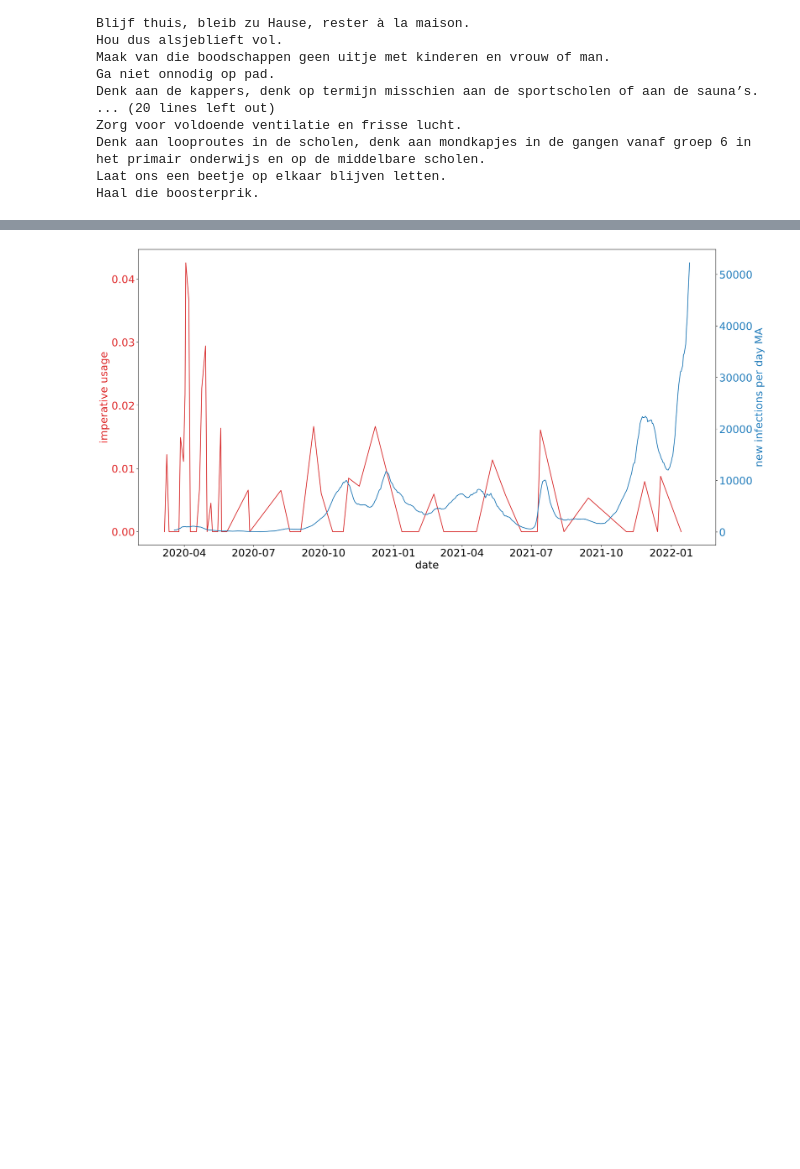
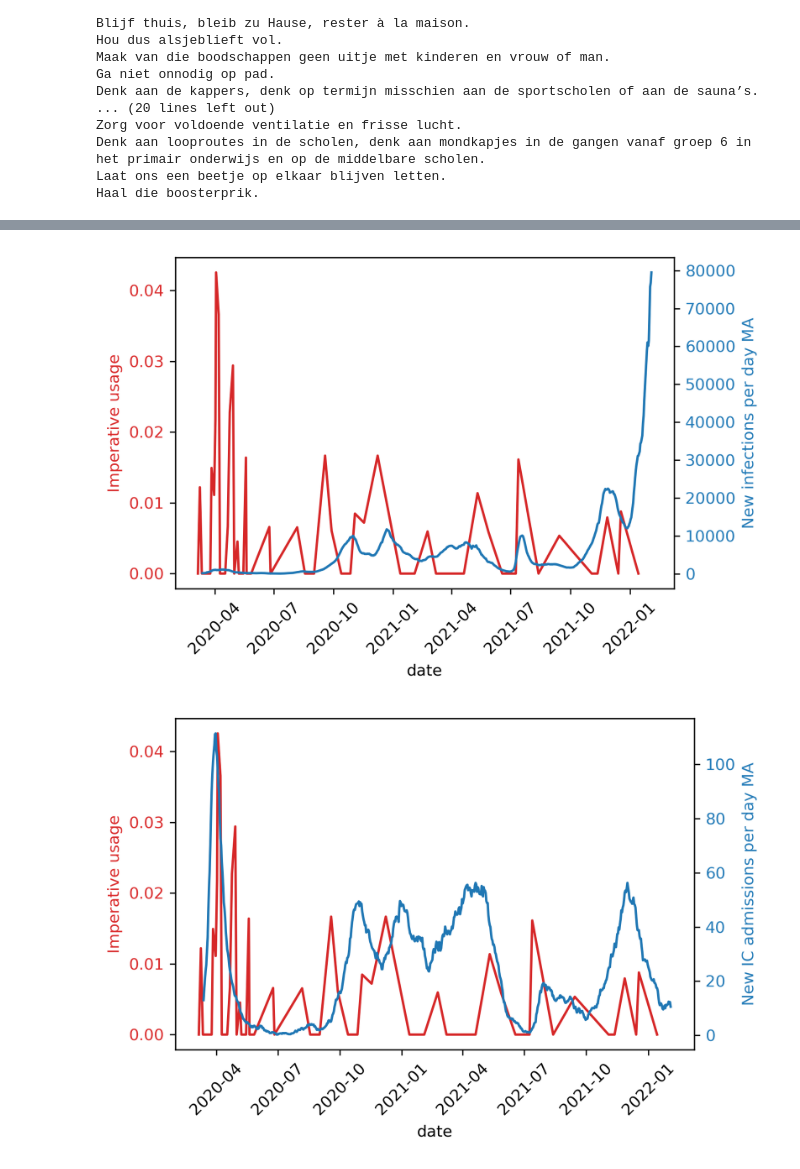
Before and after one commit to matthiasmeester/dm_project, a Jupyter notebook: src/analyses/spacy.ipynb, the cells around one changed output, grey strips where cells are left out. Saved outputs shown, nothing was run; the diff lists cells and outputs as text; code cells hidden in the pictures; blank space fills up the shorter version.

Commit message:
Add ic admissions to imperative usage

```diff
--- a/src/analyses/spacy.ipynb
+++ b/src/analyses/spacy.ipynb
@@ -64,25 +64,26 @@ Laat ons een beetje op elkaar blijven letten.
 Haal die boosterprik.
 # %%
 # from https://matplotlib.org/devdocs/gallery/subplots_axes_and_figures/two_scales.html
-def two_lines(t1, data1, t2, data2):
+def two_lines(t1, data1, t2, data2, y_label1, ylabel2):
     fig, ax1 = plt.subplots()
+    plt.xticks(rotation=45)
 
     color = 'tab:red'
     ax1.set_xlabel('date')
-    ax1.set_ylabel('imperative usage', color=color)
+    ax1.set_ylabel(y_label1, color=color)
     ax1.plot(t1, data1, color=color)
     ax1.tick_params(axis='y', labelcolor=color)
 
     ax2 = ax1.twinx()  # instantiate a second axes that shares the same x-axis
 
     color = 'tab:blue'
-    ax2.set_ylabel('new infections per day MA', color=color)  # we already handled the x-label with ax1
+    ax2.set_ylabel(ylabel2, color=color)  # we already handled the x-label with ax1
     ax2.plot(t2, data2, color=color)
     ax2.tick_params(axis='y', labelcolor=color)
 
     fig.tight_layout()  # otherwise the right y-l
     matplotlib.rcParams['figure.dpi'] = 300
-    plt.savefig('output/imperative_usage-infections.png')
+    plt.savefig(f'output/imperative_usage/{y_label1}-{ylabel2}.png')
     plt.show()
 # %%
 x = dates
@@ -95,5 +96,6 @@ plt.show()
 # %%
 infections = get_infection_data()
-infections['new_infection_ma'] = infections['new_infections'].rolling(window=7).mean()
+infections['new_infection_ma'] = infections['new_infections'].rolling(window=7, min_periods=1).mean()
+infections['new_ic_admissions_ma'] = infections['new_ic_admissions'].rolling(window=7, min_periods=1).mean()
 infections
 # %% [output]
@@ -113,9 +115,10 @@ infections
 # %%
 x2 = [dt.datetime.strptime(date, '%Y-%m-%d').date() for date in infections.date]
-y2 = infections.new_infection_ma
-two_lines(x, y, x2, y2)
+two_lines(x, y, x2, infections.new_infection_ma, 'Imperative usage', 'New infections per day MA')
+two_lines(x, y, x2, infections.new_ic_admissions_ma, 'Imperative usage', 'New IC admissions per day MA')
 # %% [output]
-[figure, old version]
+[figure, new version]
+[figure, added]
 # %%
 plt.plot(x2, infections.new_infections)
 plt.xlabel('date')
```
Also changed, not shown: parts of 3 cells of this notebook, 4 other files.
